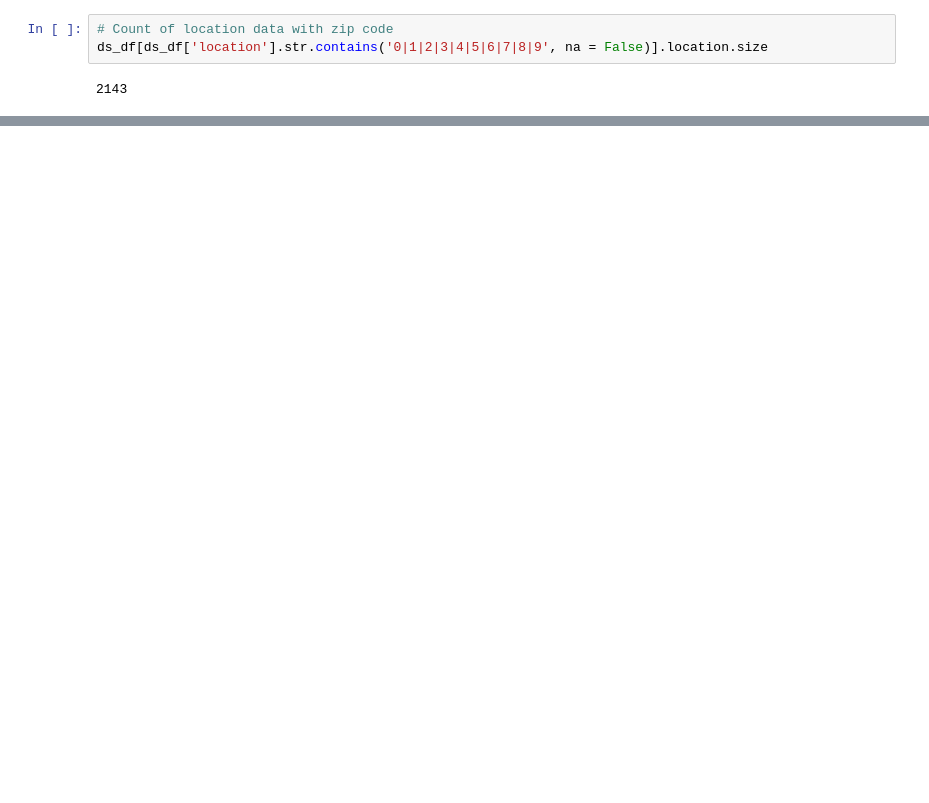
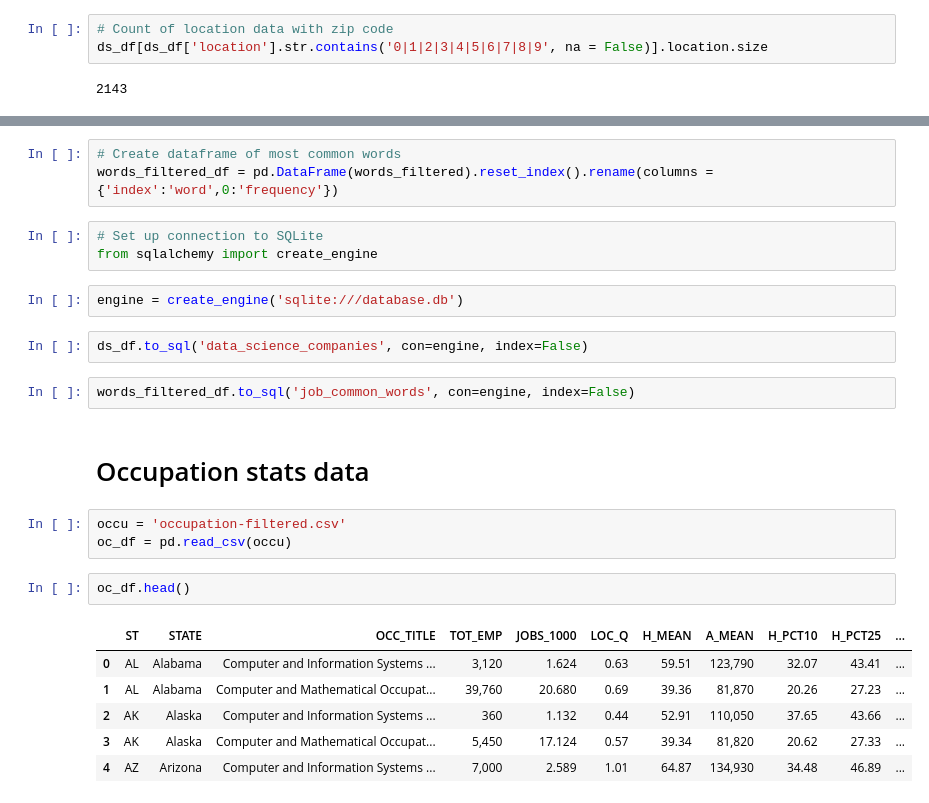
Before and after one commit to themarylin/Perfect-Career-Builder, a Jupyter notebook: data/data_cleaning.ipynb, the cells around one changed output, grey strips where cells are left out. Drawn from its saved outputs; the diff is of its cells as text; blank space fills up the shorter version.

Commit message:
data cleaning

```diff
--- a/data/data_cleaning.ipynb
+++ b/data/data_cleaning.ipynb
@@ -96,0 +149,26 @@ ds_df.tail()
+# %%
+# Create dataframe of most common words
+words_filtered_df = pd.DataFrame(words_filtered).reset_index().rename(columns = {'index':'word',0:'frequency'})
+# %%
+# Set up connection to SQLite
+from sqlalchemy import create_engine
+# %%
+engine = create_engine('sqlite:///database.db')
+# %%
+ds_df.to_sql('data_science_companies', con=engine, index=False)
+# %%
+words_filtered_df.to_sql('job_common_words', con=engine, index=False)
+# %% [markdown]
+# Occupation stats data
+# %%
+occu = 'occupation-filtered.csv'
+oc_df = pd.read_csv(occu)
+# %%
+oc_df.head()
+# %% [output]
+|  | ST | STATE | OCC_TITLE | TOT_EMP | JOBS_1000 | LOC_Q | H_MEAN | A_MEAN | H_PCT10 | H_PCT25 | ... |
+| 0 | AL | Alabama | Computer and Information Systems ... | 3,120 | 1.624 | 0.63 | 59.51 | 123,790 | 32.07 | 43.41 | ... |
+| 1 | AL | Alabama | Computer and Mathematical Occupat... | 39,760 | 20.680 | 0.69 | 39.36 | 81,870 | 20.26 | 27.23 | ... |
+| 2 | AK | Alaska | Computer and Information Systems ... | 360 | 1.132 | 0.44 | 52.91 | 110,050 | 37.65 | 43.66 | ... |
+| 3 | AK | Alaska | Computer and Mathematical Occupat... | 5,450 | 17.124 | 0.57 | 39.34 | 81,820 | 20.62 | 27.33 | ... |
+| 4 | AZ | Arizona | Computer and Information Systems ... | 7,000 | 2.589 | 1.01 | 64.87 | 134,930 | 34.48 | 46.89 | ... |
```
Also changed, not shown: parts of 16 cells of this notebook, 3 other files.
